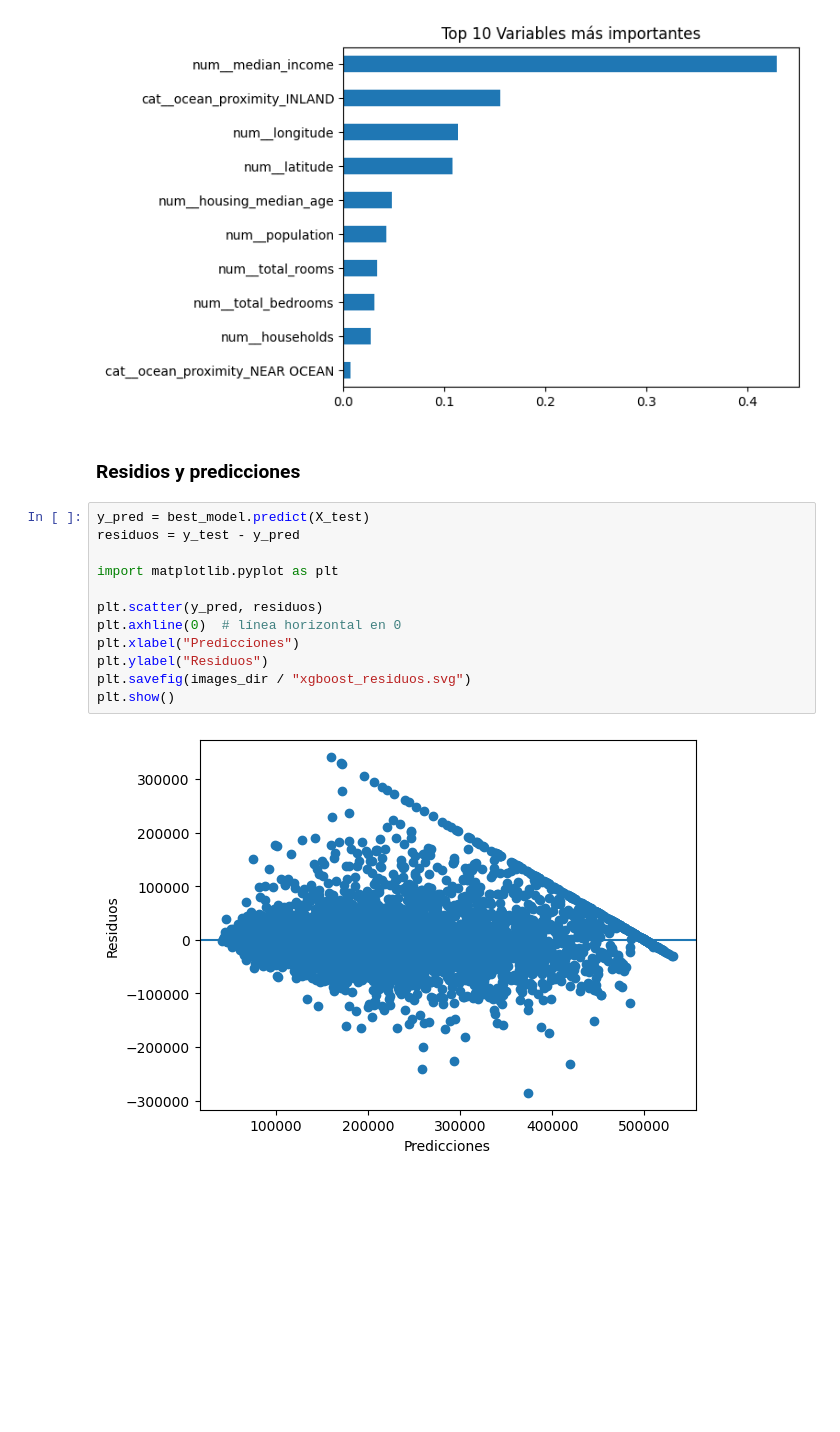
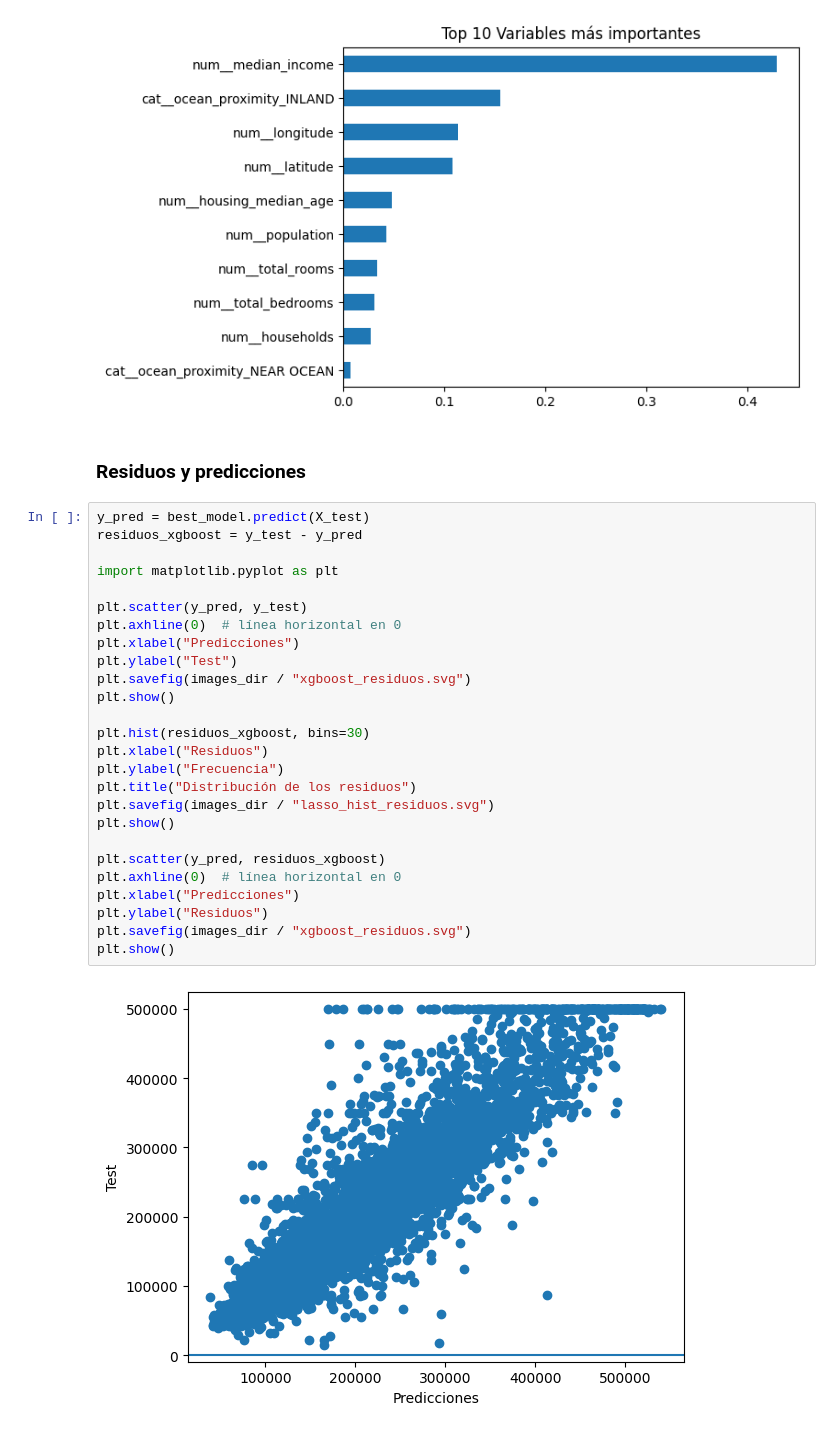
Before and after one commit to Danelnov/ml-project_analitica_datos, a Jupyter notebook: notebooks/02_modeling_regresion.ipynb, the cells around one changed output. Saved outputs shown, nothing was run; the diff lists cells and outputs as text; blank space fills up the shorter version.

```diff
--- a/notebooks/02_modeling_regresion.ipynb
+++ b/notebooks/02_modeling_regresion.ipynb
@@ -651,18 +678,32 @@ plt.show()
 # %% [output]
 [figure]
 # %% [markdown]
-### Residios y predicciones
+### Residuos y predicciones
 # %%
 y_pred = best_model.predict(X_test)
-residuos = y_test - y_pred
+residuos_xgboost = y_test - y_pred
 
 import matplotlib.pyplot as plt
 
-plt.scatter(y_pred, residuos)
+plt.scatter(y_pred, y_test)
+plt.axhline(0)  # línea horizontal en 0
+plt.xlabel("Predicciones")
+plt.ylabel("Test")
+plt.savefig(images_dir / "xgboost_residuos.svg")
+plt.show()
+
+plt.hist(residuos_xgboost, bins=30)
+plt.xlabel("Residuos")
+plt.ylabel("Frecuencia")
+plt.title("Distribución de los residuos")
+plt.savefig(images_dir / "lasso_hist_residuos.svg")
+plt.show()
+
+plt.scatter(y_pred, residuos_xgboost)
 plt.axhline(0)  # línea horizontal en 0
 plt.xlabel("Predicciones")
 plt.ylabel("Residuos")
 plt.savefig(images_dir / "xgboost_residuos.svg")
 plt.show()
 # %% [output]
-[figure, old version]
+[figure, new version]
```
Also changed, not shown: parts of 12 cells of this notebook.
